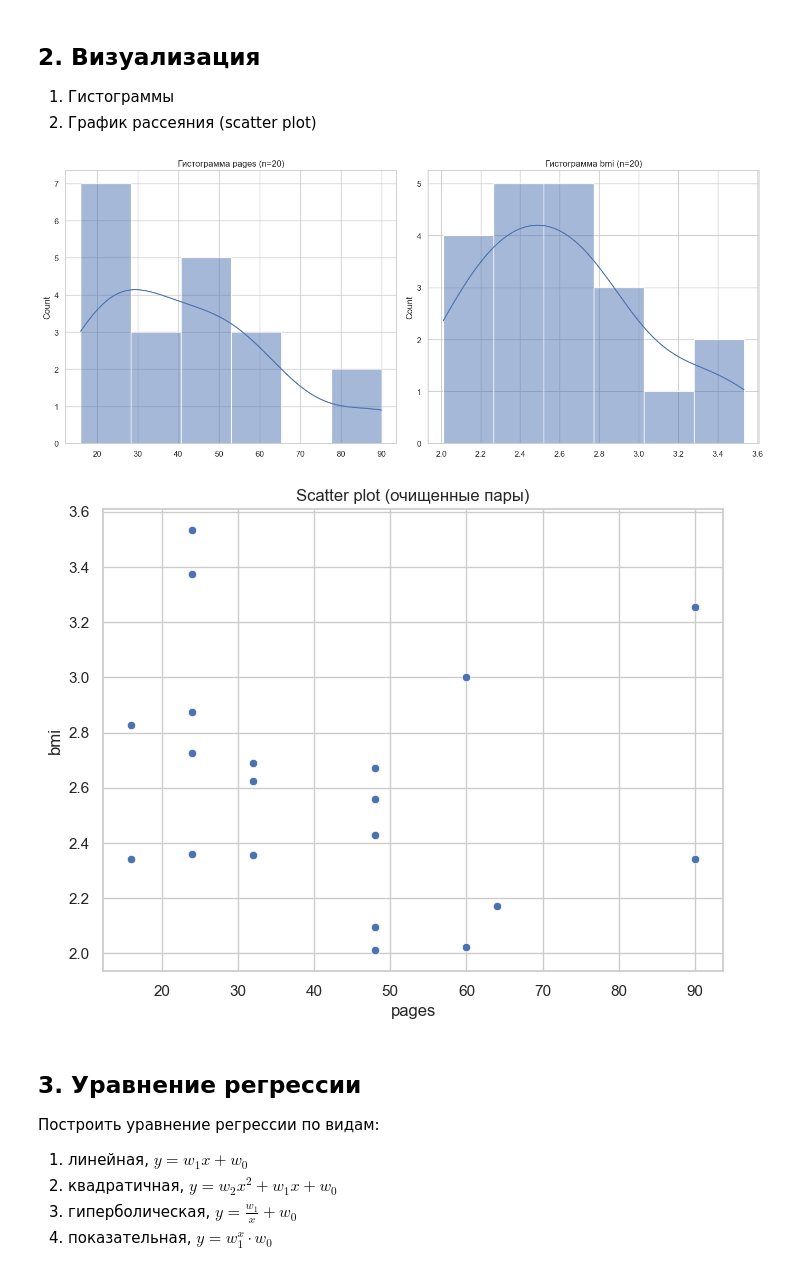
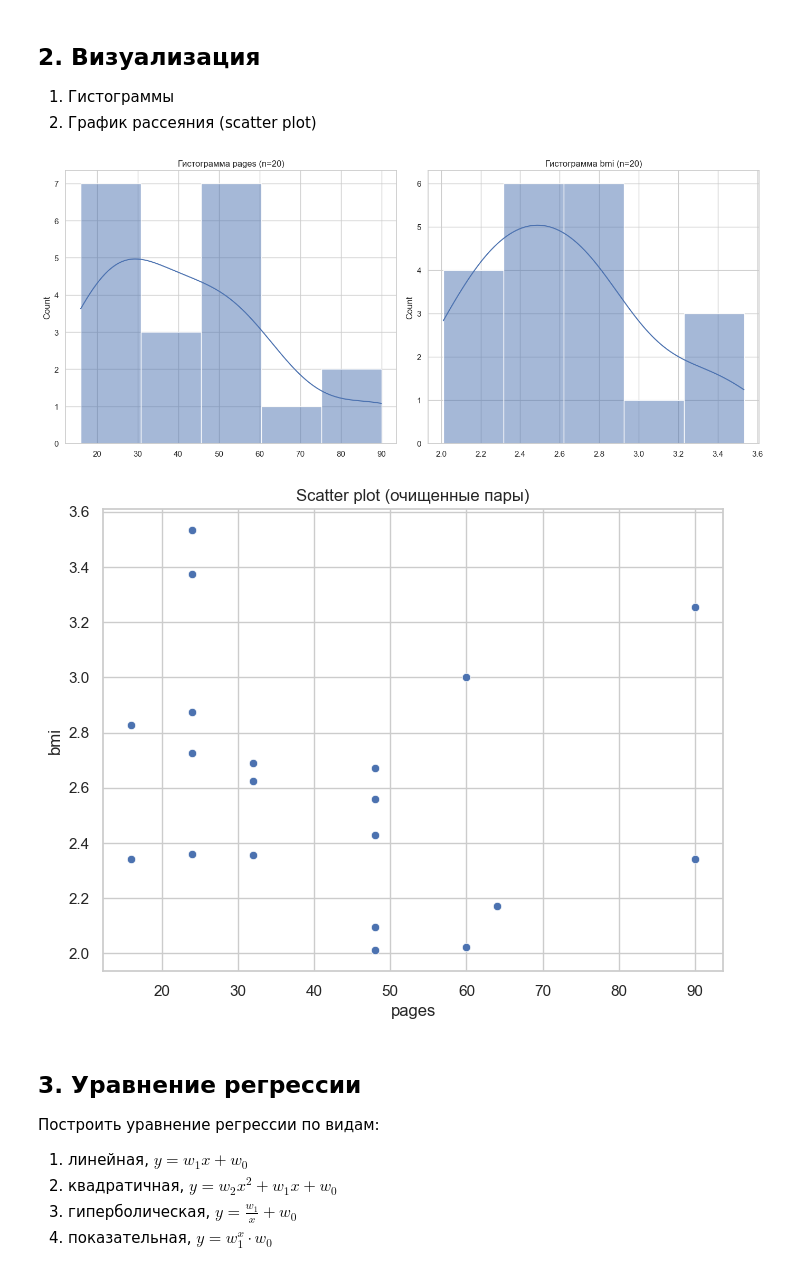
Before and after one commit to poluzerovT/oiad-11-2025, a Jupyter notebook: Samsonova/2.ipynb, the cells around one changed output. Saved outputs shown, nothing was run; the diff lists cells and outputs as text; code cells hidden in the pictures.

```diff
--- a/Samsonova/2.ipynb
+++ b/Samsonova/2.ipynb
@@ -25,10 +25,10 @@ column_name_1 = df.columns[idx1]
 column_name_2 = df.columns[idx2]
 
 pair_df = df[[column_name_1, column_name_2]].dropna()
-series_1 = pair_df[column_name_1].astype(float).to_numpy()
-series_2 = pair_df[column_name_2].astype(float).to_numpy()
+pages = pair_df[column_name_1].astype(float).to_numpy()
+bmi = pair_df[column_name_2].astype(float).to_numpy()
 
-n = len(series_1)
+n = len(pages)
 print(f"Выбраны столбцы: {column_name_1} и {column_name_2}. Число пар после очистки: n={n}")
 # %% [output]
 Выбраны столбцы: pages и bmi. Число пар после очистки: n=20
@@ -141,25 +136,25 @@ print(f"Корреляция Кендалла (scipy): {kendall_lib.statistic:.4
 # %%
 sns.set(style='whitegrid')
 plt.figure(figsize=(14,6))
 plt.subplot(1,2,1)
-sns.histplot(series_1, kde=True)
-plt.title(f'Гистограмма {column_name_1} (n={len(series_1)})')
+sns.histplot(pages, kde=True, bins=5)
+plt.title(f'Гистограмма {column_name_1} (n={len(pages)})')
 
 plt.subplot(1,2,2)
-sns.histplot(series_2, kde=True)
-plt.title(f'Гистограмма {column_name_2} (n={len(series_2)})')
+sns.histplot(bmi, kde=True, bins=5)
+plt.title(f'Гистограмма {column_name_2} (n={len(bmi)})')
 plt.tight_layout()
 plt.show()
 
 # Scatter plot на очищенных и выравненных данных
 plt.figure(figsize=(8,6))
-sns.scatterplot(x=series_1, y=series_2)
+sns.scatterplot(x=pages, y=bmi)
 plt.xlabel(column_name_1)
 plt.ylabel(column_name_2)
 plt.title('Scatter plot (очищенные пары)')
 plt.show()
 # %% [output]
-[figure, old version]
+[figure, new version]
 [figure]
 # %% [markdown]
 ## 3. Уравнение регрессии
```
Also changed, not shown: parts of 5 cells of this notebook.
